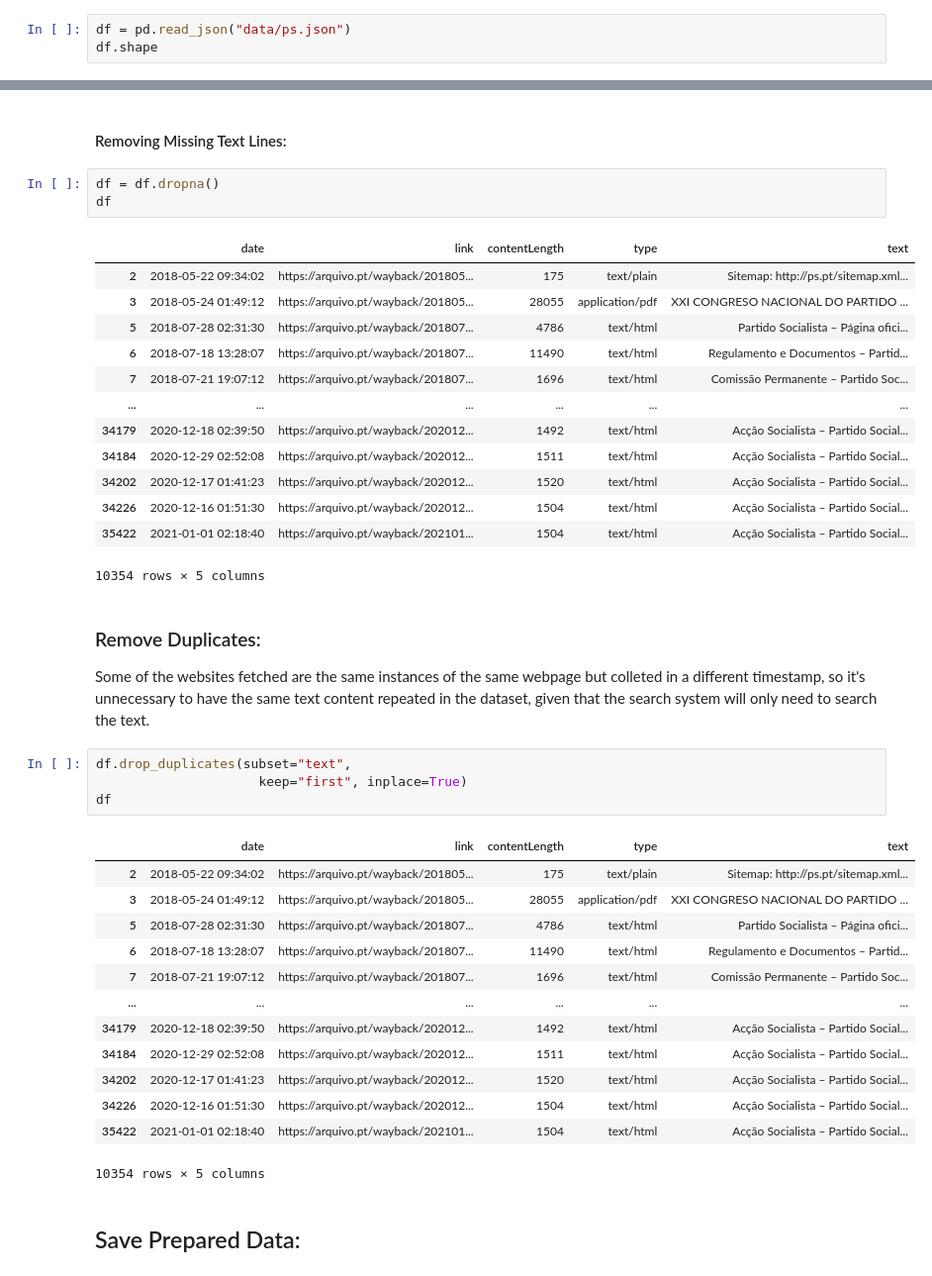
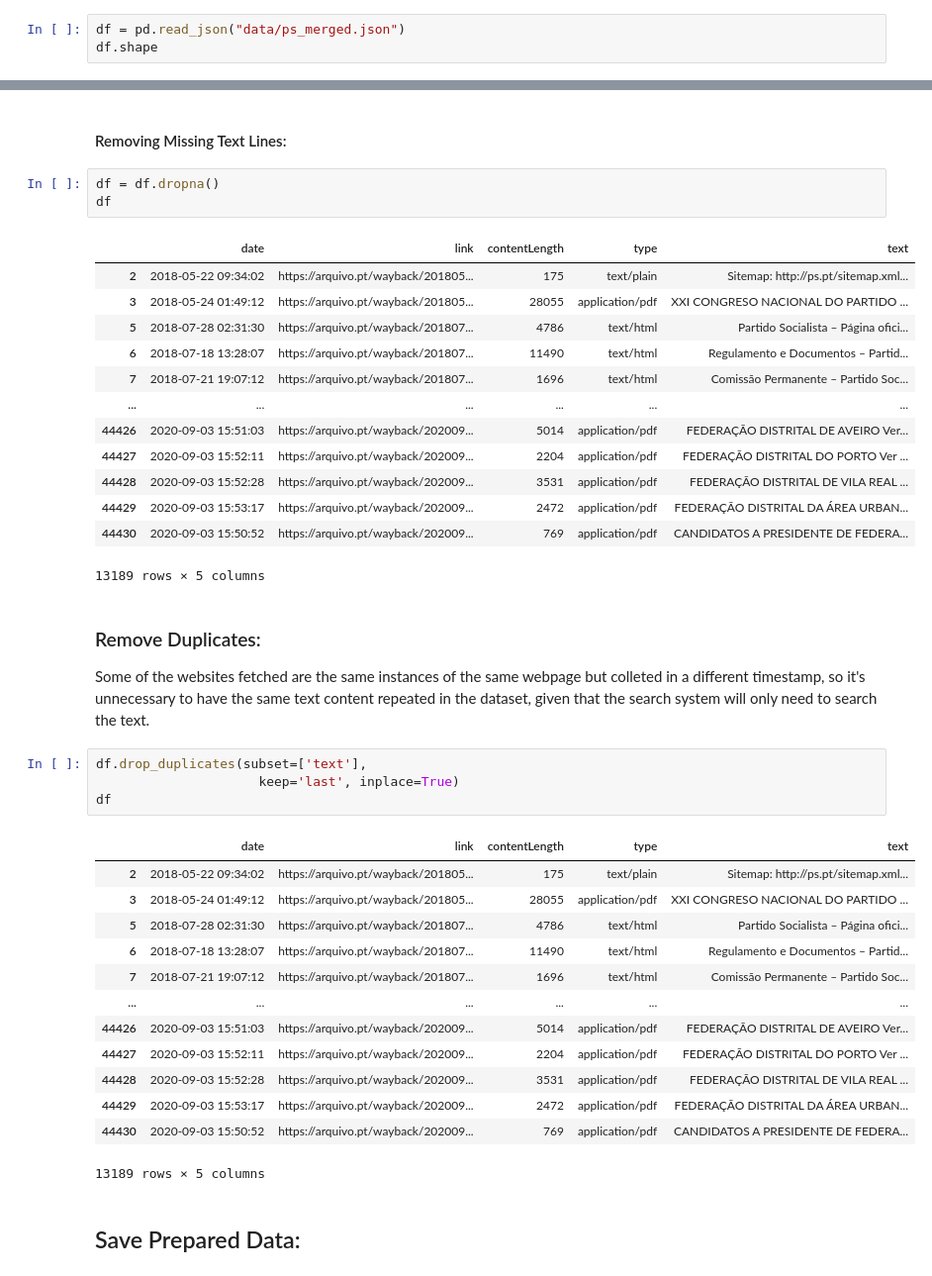
Before and after one commit to mariacrnr/feup-pri, a Jupyter notebook: data_preparation.ipynb, the cells around one changed output, grey strips where cells are left out. Shown at 99% size. Drawn from its saved outputs; the diff is of its cells as text.

```diff
--- a/data_preparation.ipynb
+++ b/data_preparation.ipynb
@@ -13,6 +13,6 @@ import re
 ### Preliminary Data Analysis:
 We start by examining the data collected to better grasp it's extent and content.
 # %%
-df = pd.read_json("data/ps.json")
+df = pd.read_json("data/ps_merged.json")
 df.shape
 # %% [output]
@@ -163,33 +174,33 @@ df
 | 6 | 2018-07-18 13:28:07 | https://arquivo.pt/wayback/201807... | 11490 | text/html | Regulamento e Documentos – Partid... |
 | 7 | 2018-07-21 19:07:12 | https://arquivo.pt/wayback/201807... | 1696 | text/html | Comissão Permanente – Partido Soc... |
 | ... | ... | ... | ... | ... | ... |
-| 34179 | 2020-12-18 02:39:50 | https://arquivo.pt/wayback/202012... | 1492 | text/html | Acção Socialista – Partido Social... |
-| 34184 | 2020-12-29 02:52:08 | https://arquivo.pt/wayback/202012... | 1511 | text/html | Acção Socialista – Partido Social... |
-| 34202 | 2020-12-17 01:41:23 | https://arquivo.pt/wayback/202012... | 1520 | text/html | Acção Socialista – Partido Social... |
-| 34226 | 2020-12-16 01:51:30 | https://arquivo.pt/wayback/202012... | 1504 | text/html | Acção Socialista – Partido Social... |
-| 35422 | 2021-01-01 02:18:40 | https://arquivo.pt/wayback/202101... | 1504 | text/html | Acção Socialista – Partido Social... |
+| 44426 | 2020-09-03 15:51:03 | https://arquivo.pt/wayback/202009... | 5014 | application/pdf | FEDERAÇÃO DISTRITAL DE AVEIRO Ver... |
+| 44427 | 2020-09-03 15:52:11 | https://arquivo.pt/wayback/202009... | 2204 | application/pdf | FEDERAÇÃO DISTRITAL DO PORTO Ver ... |
+| 44428 | 2020-09-03 15:52:28 | https://arquivo.pt/wayback/202009... | 3531 | application/pdf | FEDERAÇÃO DISTRITAL DE VILA REAL ... |
+| 44429 | 2020-09-03 15:53:17 | https://arquivo.pt/wayback/202009... | 2472 | application/pdf | FEDERAÇÃO DISTRITAL DA ÁREA URBAN... |
+| 44430 | 2020-09-03 15:50:52 | https://arquivo.pt/wayback/202009... | 769 | application/pdf | CANDIDATOS A PRESIDENTE DE FEDERA... |
-10354 rows × 5 columns
+13189 rows × 5 columns
 # %% [markdown]
 ### Remove Duplicates:
 Some of the websites fetched are the same instances of the same webpage but colleted in a different timestamp, so it's unnecessary to have the same text content repeated in the dataset, given that the search system will only need to search the text.
 # %%
-df.drop_duplicates(subset="text",
-                     keep="first", inplace=True)
+df.drop_duplicates(subset=['text'],
+                     keep='last', inplace=True)
 df
 # %% [output]
 |  | date | link | contentLength | type | text |
 | 2 | 2018-05-22 09:34:02 | https://arquivo.pt/wayback/201805... | 175 | text/plain | Sitemap: http://ps.pt/sitemap.xml... |
 | 3 | 2018-05-24 01:49:12 | https://arquivo.pt/wayback/201805... | 28055 | application/pdf | XXI CONGRESO NACIONAL DO PARTIDO ... |
 | 5 | 2018-07-28 02:31:30 | https://arquivo.pt/wayback/201807... | 4786 | text/html | Partido Socialista – Página ofici... |
 | 6 | 2018-07-18 13:28:07 | https://arquivo.pt/wayback/201807... | 11490 | text/html | Regulamento e Documentos – Partid... |
 | 7 | 2018-07-21 19:07:12 | https://arquivo.pt/wayback/201807... | 1696 | text/html | Comissão Permanente – Partido Soc... |
 | ... | ... | ... | ... | ... | ... |
-| 34179 | 2020-12-18 02:39:50 | https://arquivo.pt/wayback/202012... | 1492 | text/html | Acção Socialista – Partido Social... |
-| 34184 | 2020-12-29 02:52:08 | https://arquivo.pt/wayback/202012... | 1511 | text/html | Acção Socialista – Partido Social... |
-| 34202 | 2020-12-17 01:41:23 | https://arquivo.pt/wayback/202012... | 1520 | text/html | Acção Socialista – Partido Social... |
-| 34226 | 2020-12-16 01:51:30 | https://arquivo.pt/wayback/202012... | 1504 | text/html | Acção Socialista – Partido Social... |
-| 35422 | 2021-01-01 02:18:40 | https://arquivo.pt/wayback/202101... | 1504 | text/html | Acção Socialista – Partido Social... |
+| 44426 | 2020-09-03 15:51:03 | https://arquivo.pt/wayback/202009... | 5014 | application/pdf | FEDERAÇÃO DISTRITAL DE AVEIRO Ver... |
+| 44427 | 2020-09-03 15:52:11 | https://arquivo.pt/wayback/202009... | 2204 | application/pdf | FEDERAÇÃO DISTRITAL DO PORTO Ver ... |
+| 44428 | 2020-09-03 15:52:28 | https://arquivo.pt/wayback/202009... | 3531 | application/pdf | FEDERAÇÃO DISTRITAL DE VILA REAL ... |
+| 44429 | 2020-09-03 15:53:17 | https://arquivo.pt/wayback/202009... | 2472 | application/pdf | FEDERAÇÃO DISTRITAL DA ÁREA URBAN... |
+| 44430 | 2020-09-03 15:50:52 | https://arquivo.pt/wayback/202009... | 769 | application/pdf | CANDIDATOS A PRESIDENTE DE FEDERA... |
-10354 rows × 5 columns
+13189 rows × 5 columns
 # %% [markdown]
 ## Save Prepared Data:
 # %%
```
Also changed, not shown: parts of 7 cells of this notebook, 2 other files.
